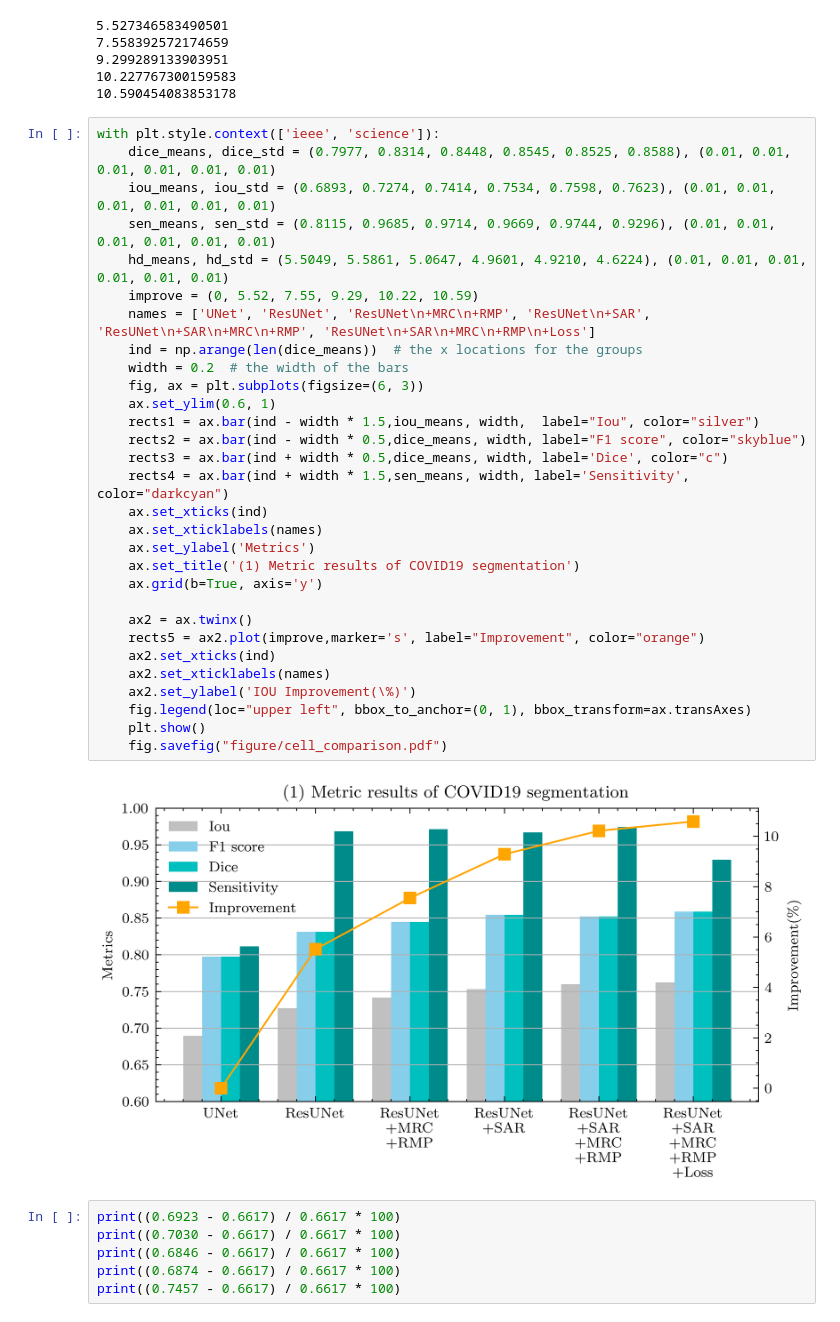
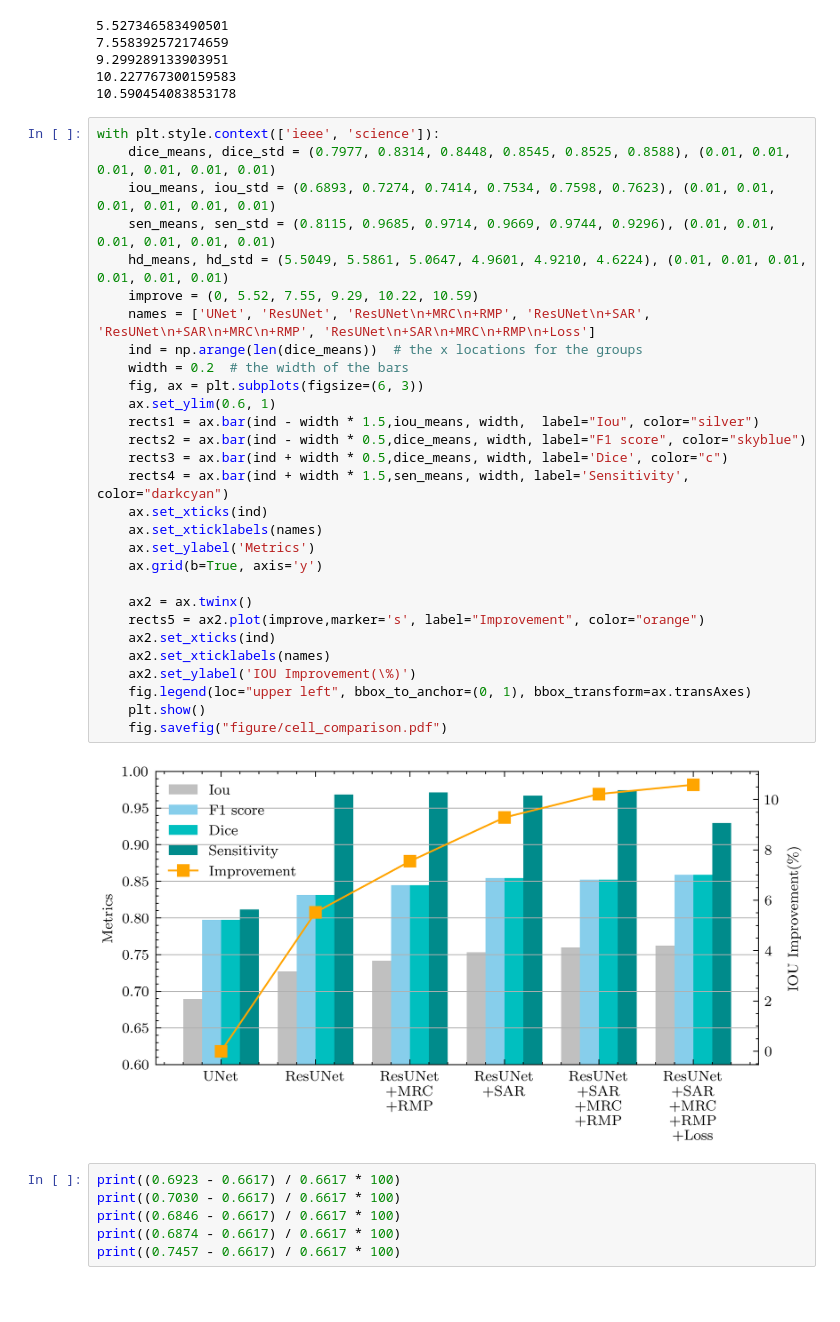
Before and after one commit to lifuguan/paper, a Jupyter notebook: plotting.ipynb, the cells around one changed output. Drawn from its saved outputs; the diff is of its cells as text; blank space fills up the shorter version.

```diff
--- a/plotting.ipynb
+++ b/plotting.ipynb
@@ -16,35 +16,34 @@ print((0.7623 - 0.6893) / 0.6893 * 100)
 # %%
 with plt.style.context(['ieee', 'science']):
     dice_means, dice_std = (0.7977, 0.8314, 0.8448, 0.8545, 0.8525, 0.8588), (0.01, 0.01, 0.01, 0.01, 0.01, 0.01)
     iou_means, iou_std = (0.6893, 0.7274, 0.7414, 0.7534, 0.7598, 0.7623), (0.01, 0.01, 0.01, 0.01, 0.01, 0.01)
     sen_means, sen_std = (0.8115, 0.9685, 0.9714, 0.9669, 0.9744, 0.9296), (0.01, 0.01, 0.01, 0.01, 0.01, 0.01)
     hd_means, hd_std = (5.5049, 5.5861, 5.0647, 4.9601, 4.9210, 4.6224), (0.01, 0.01, 0.01, 0.01, 0.01, 0.01)
     improve = (0, 5.52, 7.55, 9.29, 10.22, 10.59)
     names = ['UNet', 'ResUNet', 'ResUNet\n+MRC\n+RMP', 'ResUNet\n+SAR', 'ResUNet\n+SAR\n+MRC\n+RMP', 'ResUNet\n+SAR\n+MRC\n+RMP\n+Loss']
     ind = np.arange(len(dice_means))  # the x locations for the groups
     width = 0.2  # the width of the bars
     fig, ax = plt.subplots(figsize=(6, 3))
     ax.set_ylim(0.6, 1)
     rects1 = ax.bar(ind - width * 1.5,iou_means, width,  label="Iou", color="silver")
     rects2 = ax.bar(ind - width * 0.5,dice_means, width, label="F1 score", color="skyblue")
     rects3 = ax.bar(ind + width * 0.5,dice_means, width, label='Dice', color="c")
     rects4 = ax.bar(ind + width * 1.5,sen_means, width, label='Sensitivity', color="darkcyan")
     ax.set_xticks(ind)
     ax.set_xticklabels(names)
     ax.set_ylabel('Metrics')
-    ax.set_title('(1) Metric results of COVID19 segmentation')
     ax.grid(b=True, axis='y')
 
     ax2 = ax.twinx()
     rects5 = ax2.plot(improve,marker='s', label="Improvement", color="orange")
     ax2.set_xticks(ind)
     ax2.set_xticklabels(names)
     ax2.set_ylabel('IOU Improvement(\%)')
     fig.legend(loc="upper left", bbox_to_anchor=(0, 1), bbox_transform=ax.transAxes)
     plt.show()
     fig.savefig("figure/cell_comparison.pdf")
 # %% [output]
-[figure, old version]
+[figure, new version]
 # %%
 print((0.6923 - 0.6617) / 0.6617 * 100)
 print((0.7030 - 0.6617) / 0.6617 * 100)
```
Also changed, not shown: parts of 1 cell of this notebook, 28 other files.
